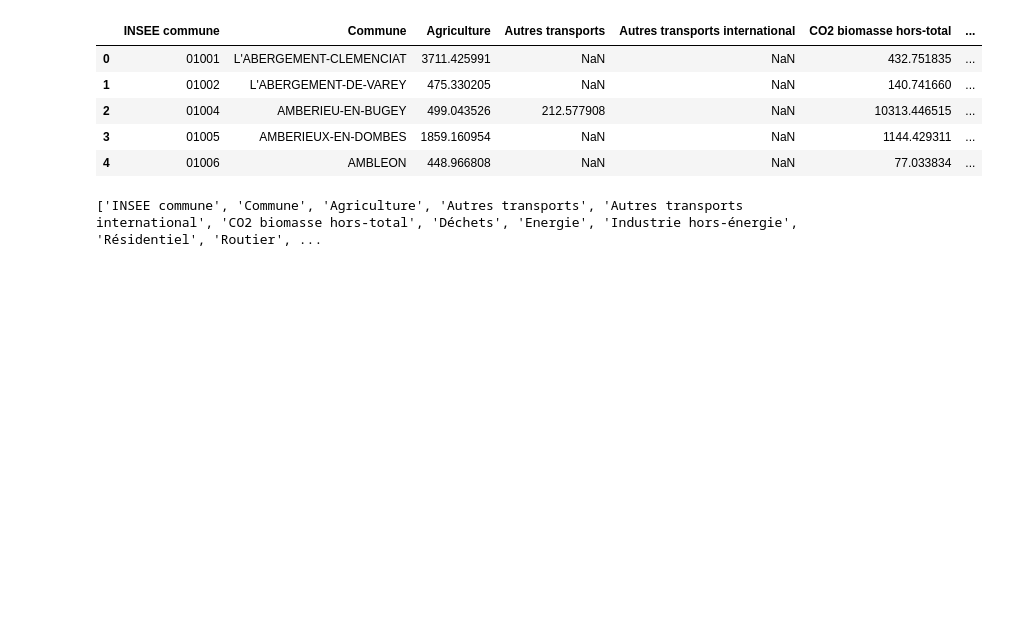
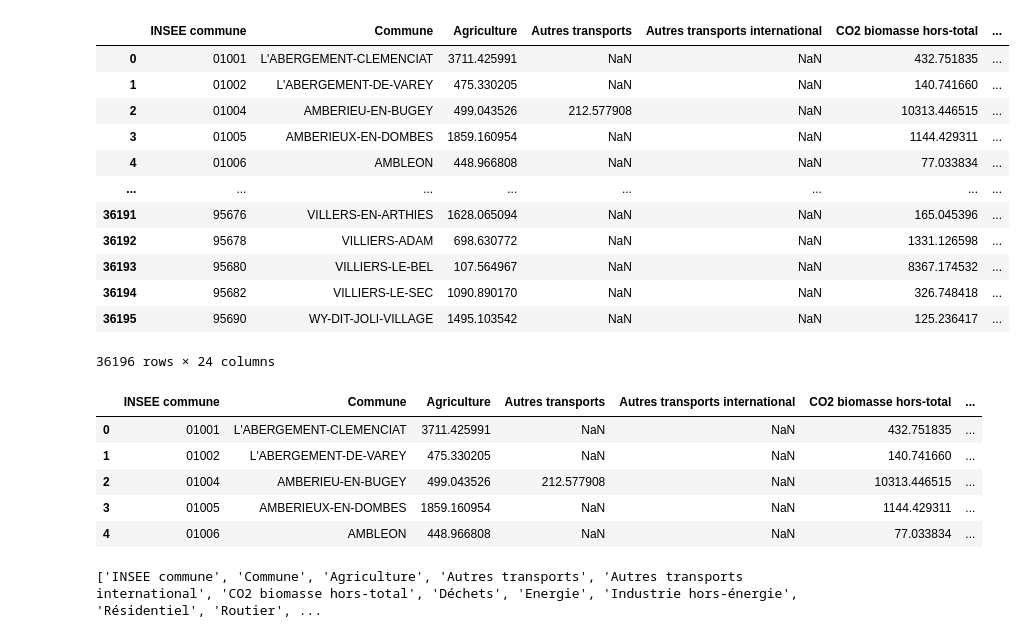
Before and after one commit to tpaquier/Python_DS, a Jupyter notebook: base_pollutio_test.ipynb, the cells around one changed output. Drawn from its saved outputs; the diff is of its cells as text; code cells hidden in the pictures; blank space fills up the shorter version.

```diff
--- a/base_pollutio_test.ipynb
+++ b/base_pollutio_test.ipynb
@@ -39,6 +55,44 @@ base_geo_pour_merge = pd.read_csv("https://www.insee.fr/fr/statistiques/fichier/
+# %%
+base_geo_pour_merge.drop("DEP", axis = 1, inplace = True)
+base_geo_pour_merge.drop("REG", axis = 1, inplace = True)
+# %%
+data_pollution['DEP'] = data_pollution['INSEE commune'].str[:2]
+# %%
+correspondance_reg = {
+    84 : {1, 3, 7, 15, 26, 38, 42, 43, 63, 69, 73, 74}, #Auvergne-Rhône-Alpes
+    27 : {21, 25, 39, 58, 70, 71, 89, 90}, #Bourgogne-Franche-Comté
+    53 : {22, 29, 35, 56}, #Bretagne
+    28 : {18, 28, 36, 37, 41, 45}, #Centre-Val de Loire
+    94 : {'2A', '2B'}, #Corse
+    44 : {8, 10, 51, 52, 54, 55, 57, 67, 68, 88}, #Grand Est
+    32 : {2, 59, 60, 62, 80}, #Hauts-de-France
+    11 : {75, 77, 78, 91, 92, 93, 94, 95}, #Île-de-France
+    76 : {14, 27, 50, 61, 76}, #Normandie
+    75 : {16, 17, 19, 23, 24, 33, 40, 47, 64, 79, 86, 87}, #Nouvelle-Aquitaine
+    24 : {9, 11, 12, 30, 31, 32, 34, 46, 48, 65, 66, 81, 82}, #Occitanie
+    52 : {44, 49, 53, 72, 85}, #Pays de la Loire
+    93 : {4, 5, 6, 13, 83, 84} #Provence-Alpes-Côte d'Azur
+}
+# %%
+data_pollution['REG'] = data_pollution['DEP'].map(correspondance_reg)
 # %%
 base_gen_pollution = pd.merge(data_pollution, base_geo_pour_merge, how='inner',
                               left_on='INSEE commune', right_on='COM')
+base_gen_pollution
+# %% [output]
+|  | INSEE commune | Commune | Agriculture | Autres transports | Autres transports international | CO2 biomasse hors-total | ... |
+| 0 | 01001 | L'ABERGEMENT-CLEMENCIAT | 3711.425991 | NaN | NaN | 432.751835 | ... |
+| 1 | 01002 | L'ABERGEMENT-DE-VAREY | 475.330205 | NaN | NaN | 140.741660 | ... |
+| 2 | 01004 | AMBERIEU-EN-BUGEY | 499.043526 | 212.577908 | NaN | 10313.446515 | ... |
+| 3 | 01005 | AMBERIEUX-EN-DOMBES | 1859.160954 | NaN | NaN | 1144.429311 | ... |
+| 4 | 01006 | AMBLEON | 448.966808 | NaN | NaN | 77.033834 | ... |
+| ... | ... | ... | ... | ... | ... | ... | ... |
+| 36191 | 95676 | VILLERS-EN-ARTHIES | 1628.065094 | NaN | NaN | 165.045396 | ... |
+| 36192 | 95678 | VILLIERS-ADAM | 698.630772 | NaN | NaN | 1331.126598 | ... |
+| 36193 | 95680 | VILLIERS-LE-BEL | 107.564967 | NaN | NaN | 8367.174532 | ... |
+| 36194 | 95682 | VILLIERS-LE-SEC | 1090.890170 | NaN | NaN | 326.748418 | ... |
+| 36195 | 95690 | WY-DIT-JOLI-VILLAGE | 1495.103542 | NaN | NaN | 125.236417 | ... |
+36196 rows × 24 columns
 # %%
 data_pollution.head()
 # %% [output]
```
Also changed, not shown: parts of 7 cells of this notebook.
